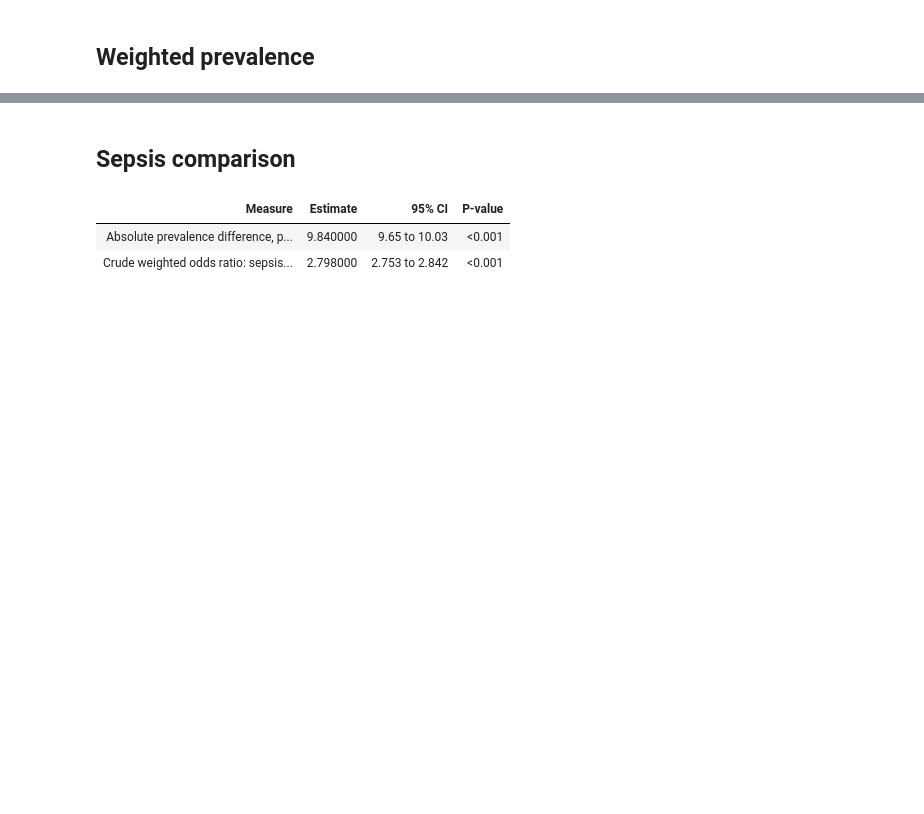
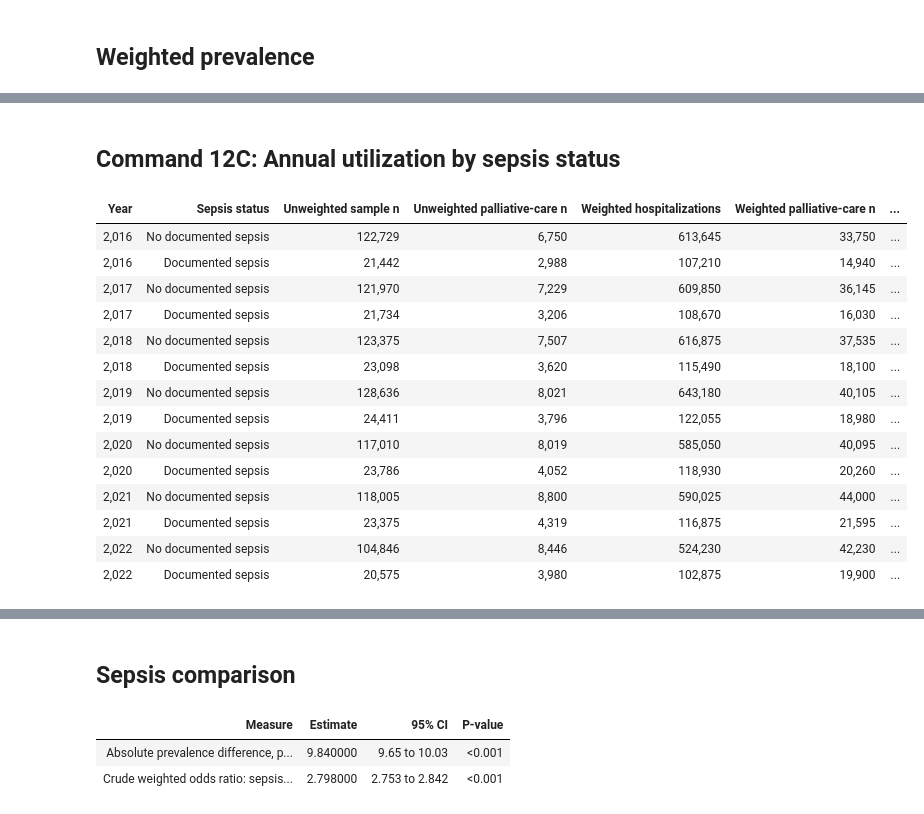
Before and after one commit to EvelynEZ/IPC-MPC-Study, a Jupyter notebook: notebooks/phase_6_palliative_care.ipynb, the cells around one changed output, grey strips where cells are left out. Cells and saved outputs as stored; diff of their text form; code cells hidden in the pictures; blank space fills up the shorter version.

Commit message:
Add annual palliative care trends

```diff
--- a/notebooks/phase_6_palliative_care.ipynb
+++ b/notebooks/phase_6_palliative_care.ipynb
@@ -52,3 +52,29 @@ display(prevalence.style.hide(axis='index').format(thousands=','))
 | All adult HM hospitalizations | 994,992 | 80,733 | 4,974,958 | 403,665 | ... |
 | HM without documented sepsis | 836,571 | 54,772 | 4,182,853 | 273,860 | ... |
 | HM with documented sepsis | 158,421 | 25,961 | 792,105 | 129,805 | ... |
+# %% [markdown]
+## Command 12C: Annual utilization by sepsis status
+# %%
+annual = pd.read_csv(REPO_ROOT / 'outputs/phase_6/annual_palliative_care_by_sepsis.csv')
+annual.columns = [
+    'Year', 'Sepsis status', 'Unweighted sample n', 'Unweighted palliative-care n',
+    'Weighted hospitalizations', 'Weighted palliative-care n',
+    'Weighted palliative-care %', '95% CI lower, %', '95% CI upper, %'
+]
+display(annual.style.hide(axis='index').format(thousands=','))
+# %% [output]
+| Year | Sepsis status | Unweighted sample n | Unweighted palliative-care n | Weighted hospitalizations | Weighted palliative-care n | ... |
+| 2,016 | No documented sepsis | 122,729 | 6,750 | 613,645 | 33,750 | ... |
+| 2,016 | Documented sepsis | 21,442 | 2,988 | 107,210 | 14,940 | ... |
+| 2,017 | No documented sepsis | 121,970 | 7,229 | 609,850 | 36,145 | ... |
+| 2,017 | Documented sepsis | 21,734 | 3,206 | 108,670 | 16,030 | ... |
+| 2,018 | No documented sepsis | 123,375 | 7,507 | 616,875 | 37,535 | ... |
+| 2,018 | Documented sepsis | 23,098 | 3,620 | 115,490 | 18,100 | ... |
+| 2,019 | No documented sepsis | 128,636 | 8,021 | 643,180 | 40,105 | ... |
+| 2,019 | Documented sepsis | 24,411 | 3,796 | 122,055 | 18,980 | ... |
+| 2,020 | No documented sepsis | 117,010 | 8,019 | 585,050 | 40,095 | ... |
+| 2,020 | Documented sepsis | 23,786 | 4,052 | 118,930 | 20,260 | ... |
+| 2,021 | No documented sepsis | 118,005 | 8,800 | 590,025 | 44,000 | ... |
+| 2,021 | Documented sepsis | 23,375 | 4,319 | 116,875 | 21,595 | ... |
+| 2,022 | No documented sepsis | 104,846 | 8,446 | 524,230 | 42,230 | ... |
+| 2,022 | Documented sepsis | 20,575 | 3,980 | 102,875 | 19,900 | ... |
```
Also changed, not shown: parts of 3 cells of this notebook, 2 other files.
